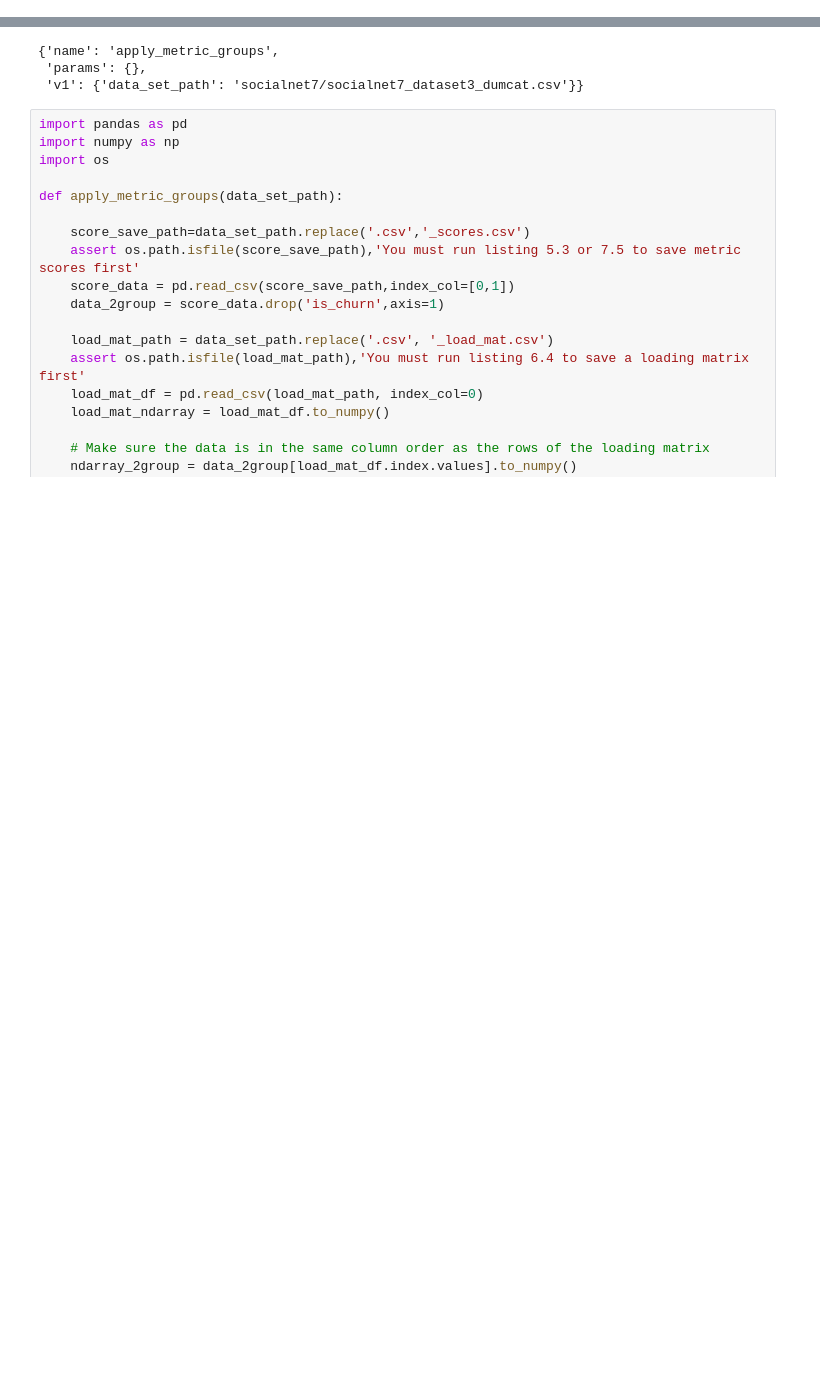
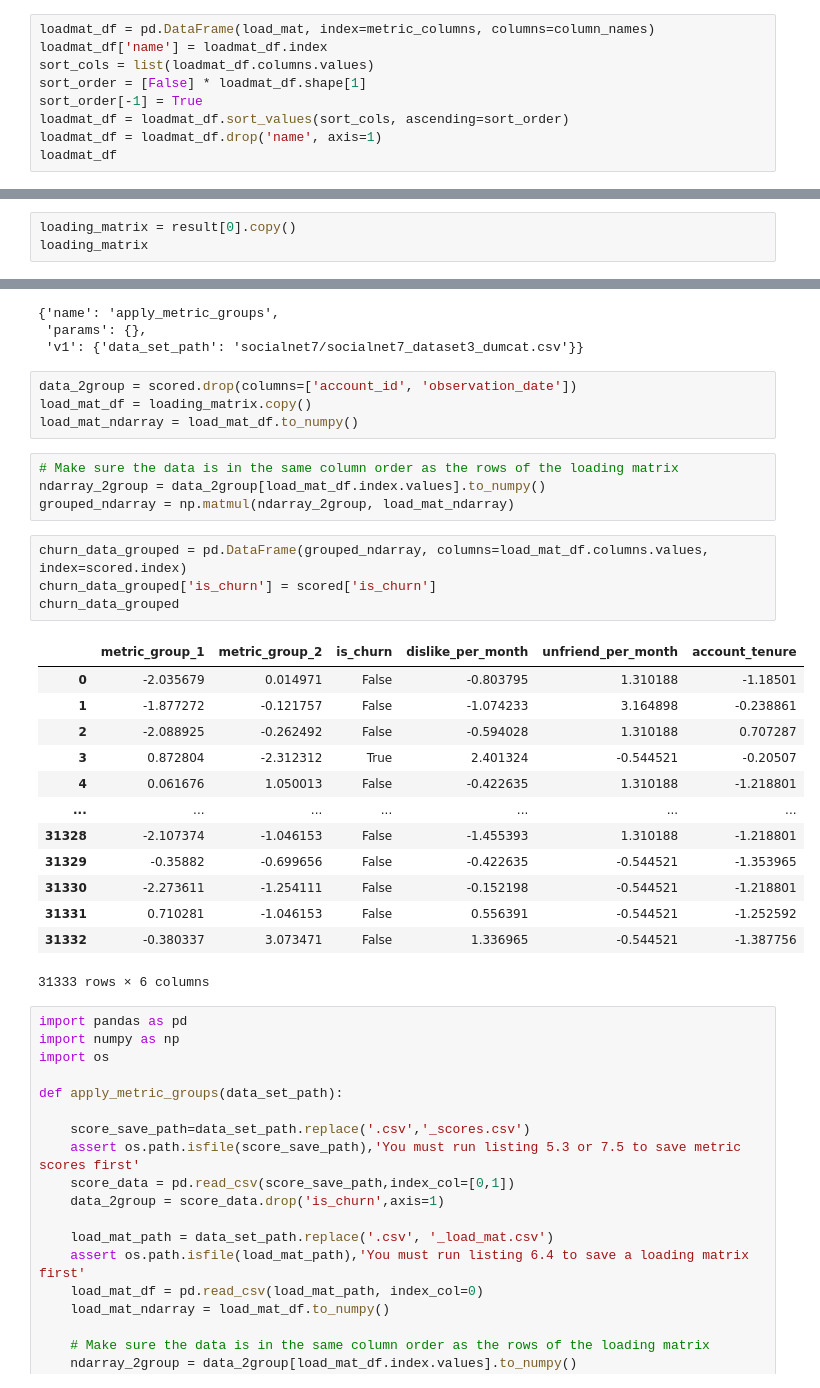
Before and after one commit to davilayang/fight-churn, a Jupyter notebook: notebooks/06-correlations.ipynb, the cells around one changed output, grey strips where cells are left out. Saved outputs shown, nothing was run; the diff lists cells and outputs as text; blank space fills up the shorter version.

```diff
--- a/notebooks/06-correlations.ipynb
+++ b/notebooks/06-correlations.ipynb
@@ -528,0 +560,9 @@ ValueError: setting an array element with a sequence.
+# %%
+loadmat_df = pd.DataFrame(load_mat, index=metric_columns, columns=column_names)
+loadmat_df['name'] = loadmat_df.index
+sort_cols = list(loadmat_df.columns.values)
+sort_order = [False] * loadmat_df.shape[1]
+sort_order[-1] = True
+loadmat_df = loadmat_df.sort_values(sort_cols, ascending=sort_order)
+loadmat_df = loadmat_df.drop('name', axis=1)
+loadmat_df
@@ -580,3 +632,6 @@ result[1]
 | 5 | 3 | dislike_per_month |
 | 6 | 4 | unfriend_per_month |
 | 9 | 5 | account_tenure |
+# %%
+loading_matrix = result[0].copy()
+loading_matrix
@@ -599,6 +666,32 @@ pprint(chap6["list3"])
 {'name': 'apply_metric_groups',
  'params': {},
  'v1': {'data_set_path': 'socialnet7/socialnet7_dataset3_dumcat.csv'}}
+# %%
+data_2group = scored.drop(columns=['account_id', 'observation_date'])
+load_mat_df = loading_matrix.copy()
+load_mat_ndarray = load_mat_df.to_numpy()
+# %%
+# Make sure the data is in the same column order as the rows of the loading matrix
+ndarray_2group = data_2group[load_mat_df.index.values].to_numpy()
+grouped_ndarray = np.matmul(ndarray_2group, load_mat_ndarray)
+# %%
+churn_data_grouped = pd.DataFrame(grouped_ndarray, columns=load_mat_df.columns.values, index=scored.index)
+churn_data_grouped['is_churn'] = scored['is_churn']
+churn_data_grouped
+# %% [output]
+|  | metric_group_1 | metric_group_2 | is_churn | dislike_per_month | unfriend_per_month | account_tenure |
+| 0 | -2.035679 | 0.014971 | False | -0.803795 | 1.310188 | -1.18501 |
+| 1 | -1.877272 | -0.121757 | False | -1.074233 | 3.164898 | -0.238861 |
+| 2 | -2.088925 | -0.262492 | False | -0.594028 | 1.310188 | 0.707287 |
+| 3 | 0.872804 | -2.312312 | True | 2.401324 | -0.544521 | -0.20507 |
+| 4 | 0.061676 | 1.050013 | False | -0.422635 | 1.310188 | -1.218801 |
+| ... | ... | ... | ... | ... | ... | ... |
+| 31328 | -2.107374 | -1.046153 | False | -1.455393 | 1.310188 | -1.218801 |
+| 31329 | -0.35882 | -0.699656 | False | -0.422635 | -0.544521 | -1.353965 |
+| 31330 | -2.273611 | -1.254111 | False | -0.152198 | -0.544521 | -1.218801 |
+| 31331 | 0.710281 | -1.046153 | False | 0.556391 | -0.544521 | -1.252592 |
+| 31332 | -0.380337 | 3.073471 | False | 1.336965 | -0.544521 | -1.387756 |
+31333 rows × 6 columns
 # %%
 import pandas as pd
 import numpy as np
```
Also changed, not shown: parts of 14 cells of this notebook, 3 other files.
